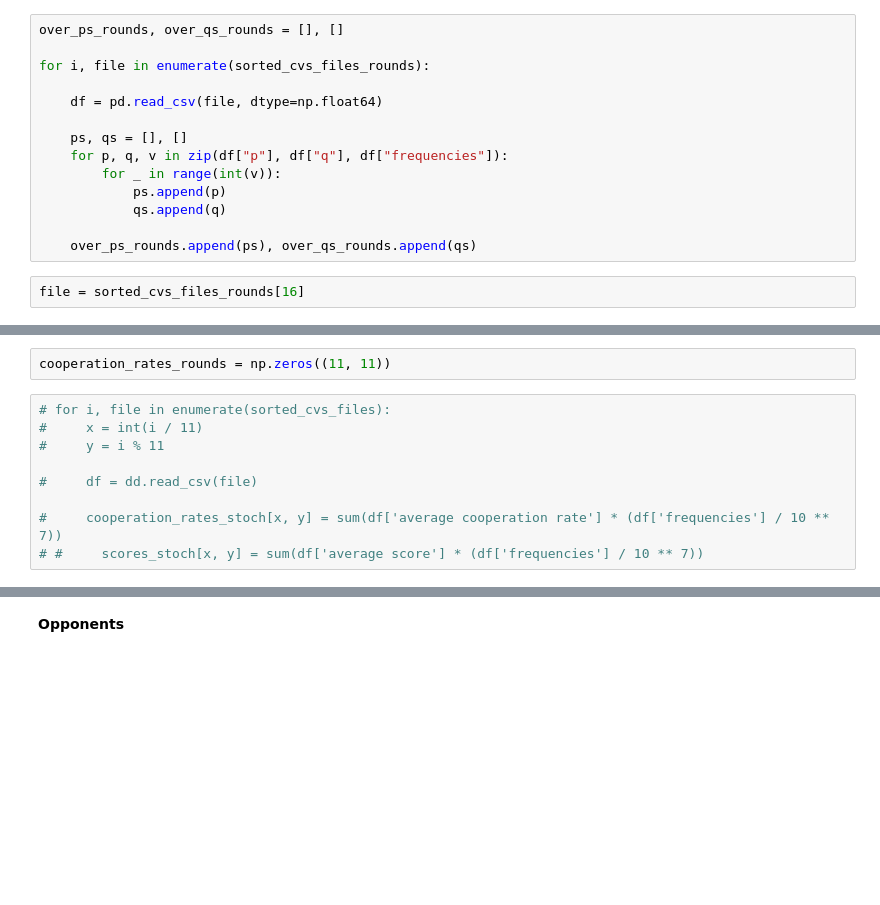
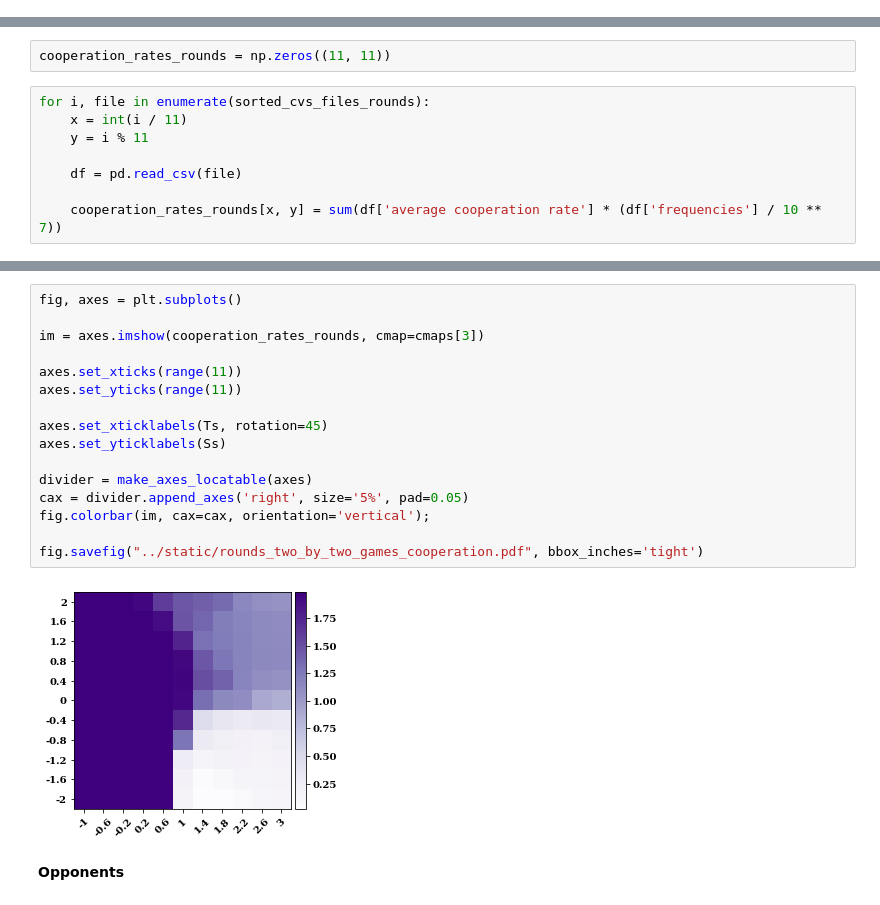
Before and after one commit to Nikoleta-v3/evolution-of-cooperation-with-limited-updating-payoff-memory, a Jupyter notebook: nbs/Cooperating rates.ipynb, the cells around one changed output, grey strips where cells are left out. Saved outputs shown, nothing was run; the diff lists cells and outputs as text; blank space fills up the shorter version.

```diff
--- a/nbs/Cooperating rates.ipynb
+++ b/nbs/Cooperating rates.ipynb
@@ -219,19 +123,3 @@ fig.colorbar(im, cax=cax, orientation='vertical');
 **Round Two**
 # %%
 sorted_cvs_files_rounds = [f"../matlab/data/round_two/clean_S_{S}_T_{T}.csv" for S in Ss for T in Ts]
-# %%
-over_ps_rounds, over_qs_rounds = [], []
-
-for i, file in enumerate(sorted_cvs_files_rounds):
-
-    df = pd.read_csv(file, dtype=np.float64)
-
-    ps, qs = [], []
-    for p, q, v in zip(df["p"], df["q"], df["frequencies"]):
-        for _ in range(int(v)):
-            ps.append(p)
-            qs.append(q)
-
-    over_ps_rounds.append(ps), over_qs_rounds.append(qs)
-# %%
-file = sorted_cvs_files_rounds[16]
@@ -276,11 +126,10 @@ fig.savefig("../static/rounds_two_by_two_games.pdf", bbox_inches='tight')
 # %%
 cooperation_rates_rounds = np.zeros((11, 11))
 # %%
-# for i, file in enumerate(sorted_cvs_files):
-#     x = int(i / 11)
-#     y = i % 11
+for i, file in enumerate(sorted_cvs_files_rounds):
+    x = int(i / 11)
+    y = i % 11
 
-#     df = dd.read_csv(file)
+    df = pd.read_csv(file)
 
-#     cooperation_rates_stoch[x, y] = sum(df['average cooperation rate'] * (df['frequencies'] / 10 ** 7))
-# #     scores_stoch[x, y] = sum(df['average score'] * (df['frequencies'] / 10 ** 7))
+    cooperation_rates_rounds[x, y] = sum(df['average cooperation rate'] * (df['frequencies'] / 10 ** 7))
@@ -293,3 +157,21 @@ plt.colorbar();
+# %%
+fig, axes = plt.subplots()
+
+im = axes.imshow(cooperation_rates_rounds, cmap=cmaps[3])
+
+axes.set_xticks(range(11))
+axes.set_yticks(range(11))
+
+axes.set_xticklabels(Ts, rotation=45)
+axes.set_yticklabels(Ss)
+
+divider = make_axes_locatable(axes)
+cax = divider.append_axes('right', size='5%', pad=0.05)
+fig.colorbar(im, cax=cax, orientation='vertical');
+
+fig.savefig("../static/rounds_two_by_two_games_cooperation.pdf", bbox_inches='tight')
+# %% [output]
+[figure, added]
 # %% [markdown]
 **Opponents**
 # %%
```
Also changed, not shown: parts of 14 cells of this notebook, 10 other files.
